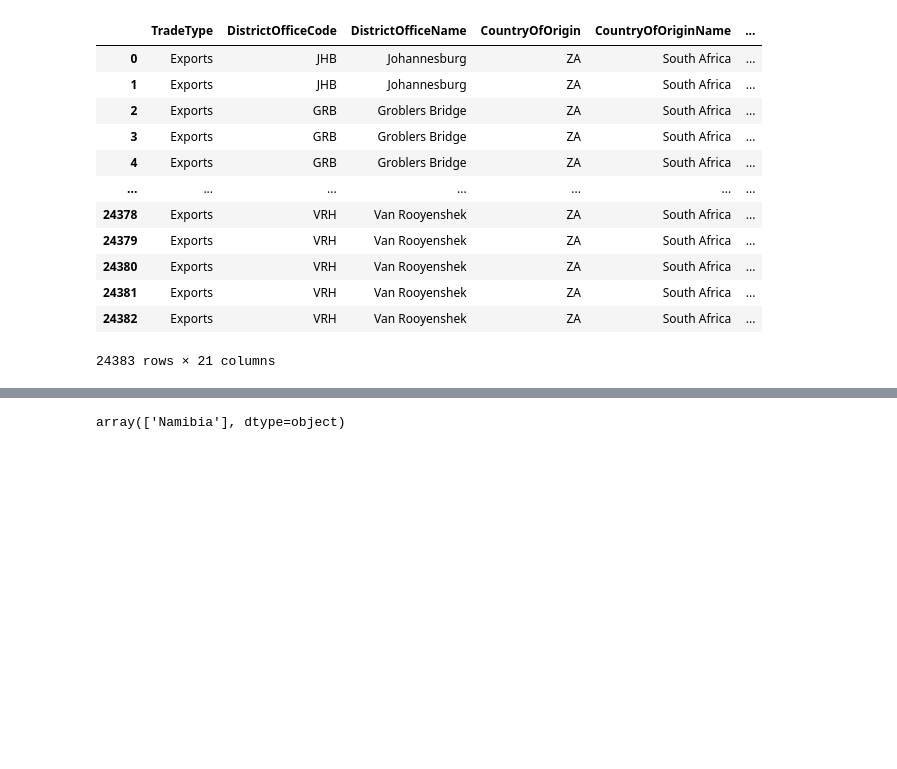
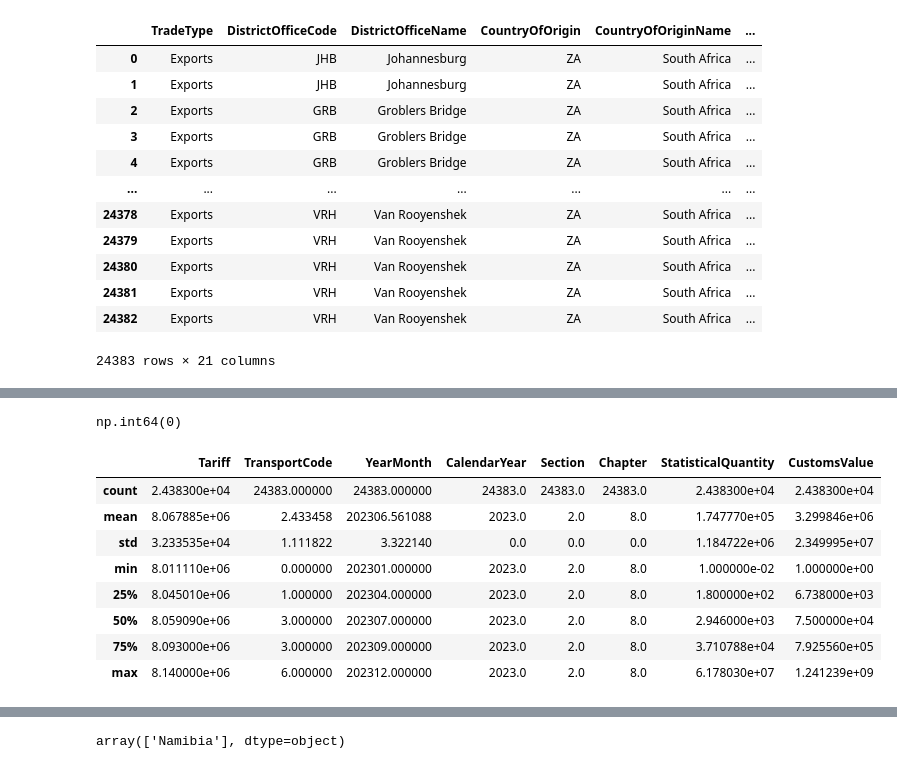
Before and after one commit to intrepidza/fruit_export_dashboard, a Jupyter notebook: file_checks.ipynb, the cells around one changed output, grey strips where cells are left out. Drawn from its saved outputs; the diff is of its cells as text; code cells hidden in the pictures; blank space fills up the shorter version.

```diff
--- a/data_checks.ipynb
+++ b/file_checks.ipynb
@@ -3,5 +4,5 @@ import pandas as pd
 # %%
-df = pd.read_excel(r'.\_datasets\Report_2023.xlsx', na_filter=False) #keep_default_na=True,
+df = pd.read_excel(r'.\_datasets\Report_2023.xlsx', na_filter=False).convert_dtypes() #keep_default_na=True,
 df
 # %% [output]
 |  | TradeType | DistrictOfficeCode | DistrictOfficeName | CountryOfOrigin | CountryOfOriginName | ... |
@@ -19,0 +41,16 @@ df
+# %%
+df.isna().sum()
+# %% [output]
+np.int64(0)
+# %%
+df.describe()
+# %% [output]
+|  | Tariff | TransportCode | YearMonth | CalendarYear | Section | Chapter | StatisticalQuantity | CustomsValue |
+| count | 2.438300e+04 | 24383.000000 | 24383.000000 | 24383.0 | 24383.0 | 24383.0 | 2.438300e+04 | 2.438300e+04 |
+| mean | 8.067885e+06 | 2.433458 | 202306.561088 | 2023.0 | 2.0 | 8.0 | 1.747770e+05 | 3.299846e+06 |
+| std | 3.233535e+04 | 1.111822 | 3.322140 | 0.0 | 0.0 | 0.0 | 1.184722e+06 | 2.349995e+07 |
+| min | 8.011110e+06 | 0.000000 | 202301.000000 | 2023.0 | 2.0 | 8.0 | 1.000000e-02 | 1.000000e+00 |
+| 25% | 8.045010e+06 | 1.000000 | 202304.000000 | 2023.0 | 2.0 | 8.0 | 1.800000e+02 | 6.738000e+03 |
+| 50% | 8.059090e+06 | 3.000000 | 202307.000000 | 2023.0 | 2.0 | 8.0 | 2.946000e+03 | 7.500000e+04 |
+| 75% | 8.093000e+06 | 3.000000 | 202309.000000 | 2023.0 | 2.0 | 8.0 | 3.710788e+04 | 7.925560e+05 |
+| max | 8.140000e+06 | 6.000000 | 202312.000000 | 2023.0 | 2.0 | 8.0 | 6.178030e+07 | 1.241239e+09 |
```
Also changed, not shown: parts of 12 cells of this notebook, 23 other files.
